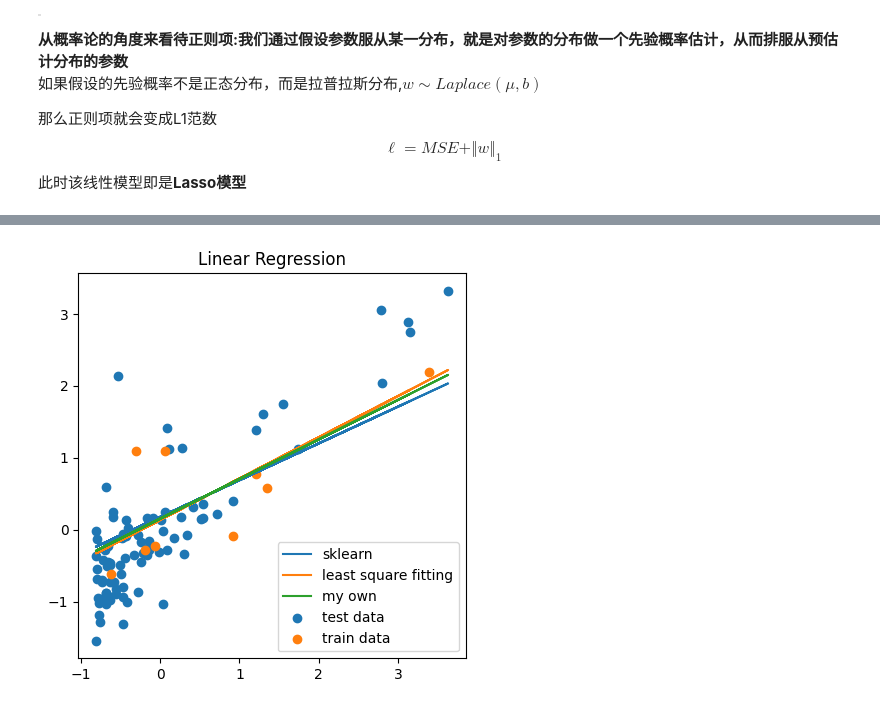
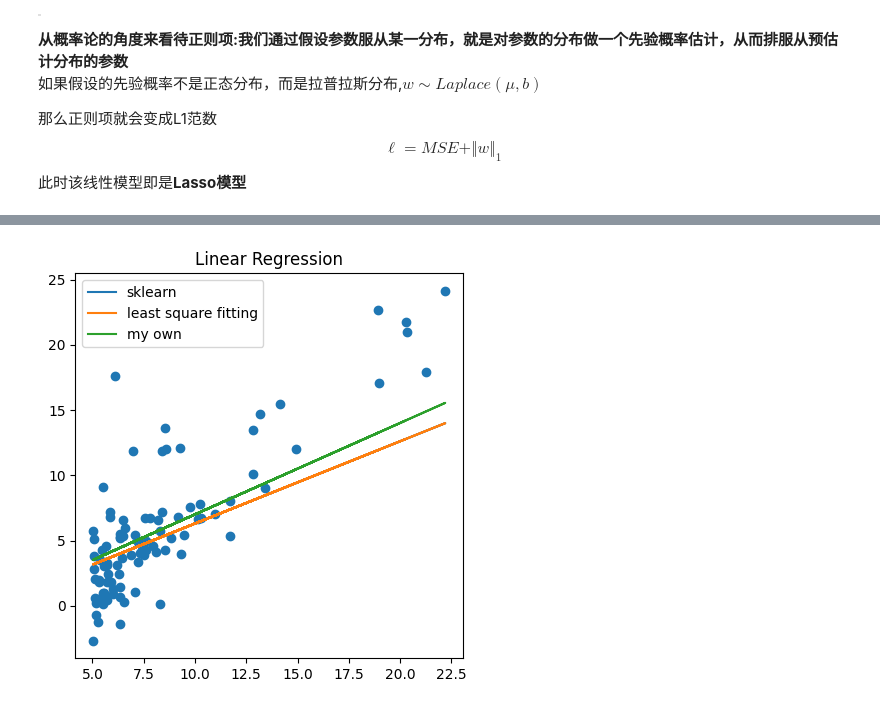
Before and after one commit to roseee-e/ML-homework, a Jupyter notebook: 第三次作业/张丁文_2200170271.ipynb, the cells around one changed output, grey strips where cells are left out. Saved outputs shown, nothing was run; the diff lists cells and outputs as text; code cells hidden in the pictures.

```diff
--- a/第三次作业/张丁文_2200170271.ipynb
+++ b/第三次作业/张丁文_2200170271.ipynb
@@ -87,11 +87,10 @@ $$
 import pandas as pd
 import numpy as np
 data = pd.read_csv('/home/zdw/python/machine_learning/data/regress_data1.csv')
-x=data['人口']
-y=data['收益']
-x=(x-x.mean())/x.std()
-y=(y-y.mean())/y.std()
-print(f'{data.shape=}\n{x.shape=}\n{y.shape=} ')
+Feature=data['人口']
+label=data['收益']
+
+print(f'{data.shape=}\n{Feature.shape=}\n{label.shape=} ')
 print(data.head(10))
 # %% [output]
 data.shape=(97, 2)
@@ -193,25 +200,24 @@ Text(0.5, 1.0, 'Linear Regression')
 # %%
 # least square fitting
 import sklearn.linear_model
 w=np.linalg.inv(X_train.T@X_train)@X_train.T@Y_train
 b = Y_train.mean()-w*X_train.mean()
 # use sklearn to fit
-regressor = sklearn.linear_model.LinearRegression(n_jobs=-1)
-regressor.fit(X_train, Y_train)
+sklearn_model = sklearn.linear_model.LinearRegression(n_jobs=-1)
+sklearn_model.fit(X_train, Y_train)
 
 plt.figure(figsize=(5, 5))
 
 plt.title('Linear Regression')
 # sklearn
-plt.plot(X_test, regressor.predict(X_test),label='sklearn')
+plt.plot(X_test, sklearn_model.predict(X_test),label='sklearn')
 # least square fitting
 plt.plot(X_test,w*X_test+b,label='least square fitting')
 # my own
 plt.plot(X_test, my_regression.forward(X_test),label='my own')
 # test data
-plt.scatter(X_test,Y_test,label='test data')
-plt.scatter(X_train,Y_train,label='train data')
+plt.scatter(X,Y)
 plt.legend()
 plt.show()
 # %% [output]
-[figure, old version]
+[figure, new version]
```
Also changed, not shown: parts of 3 cells of this notebook.
